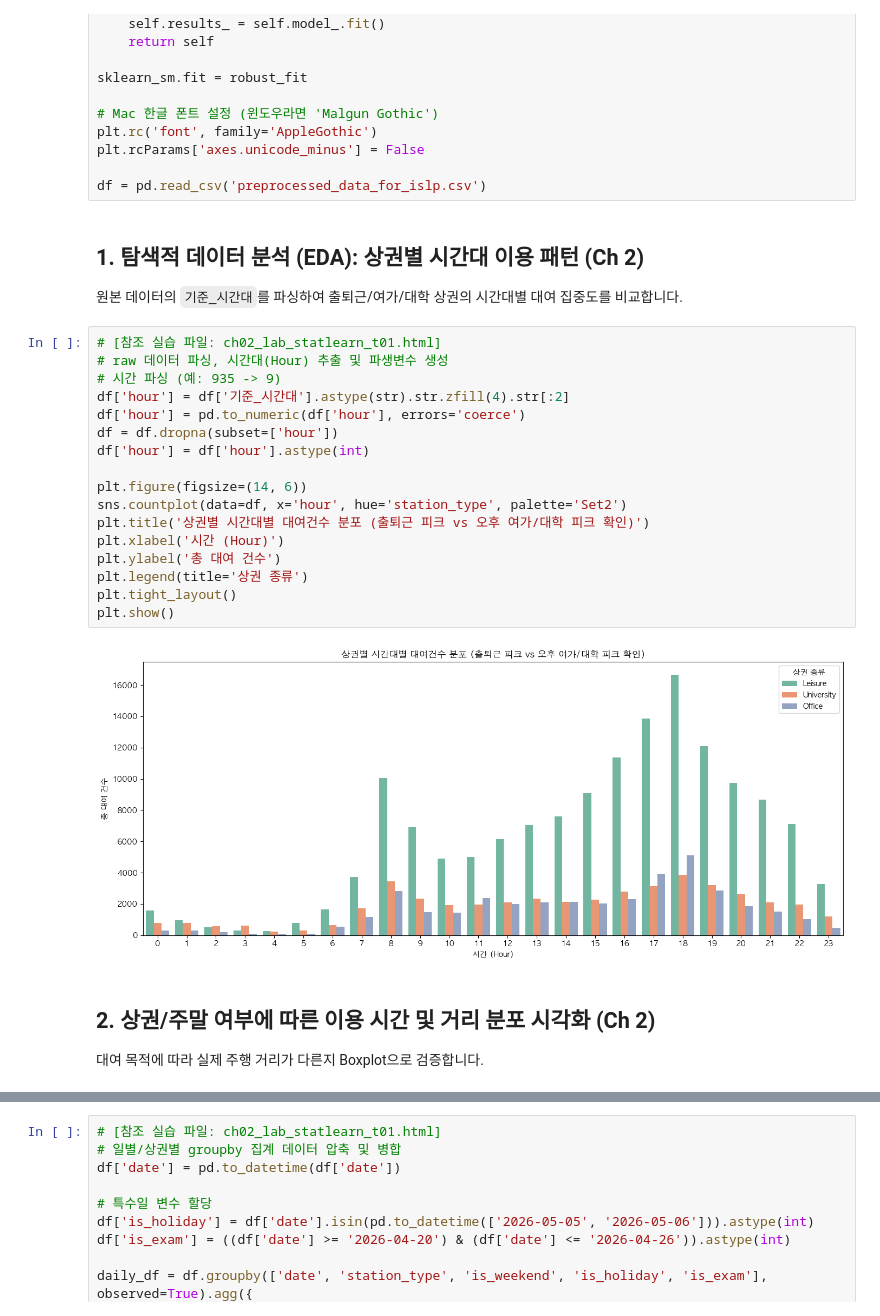
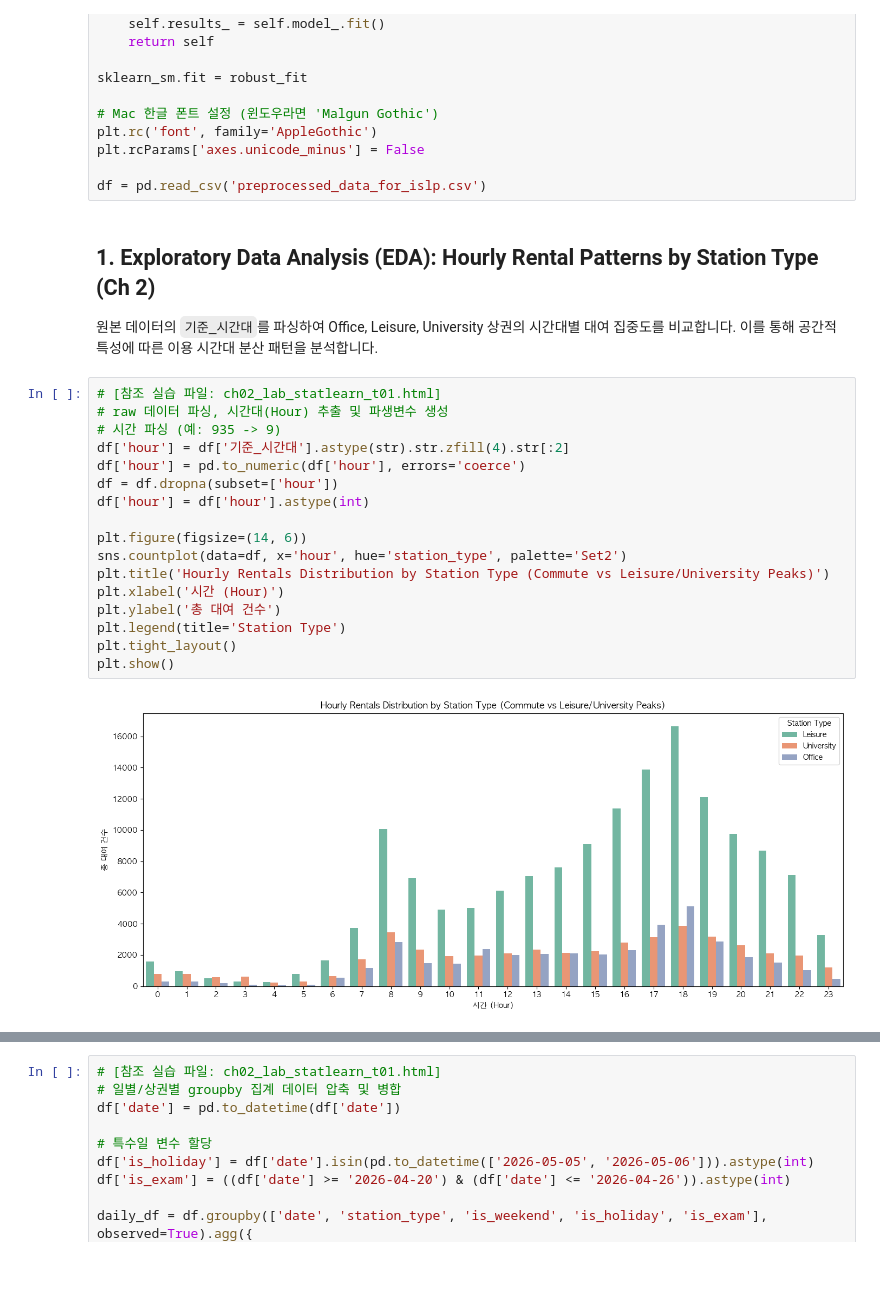
Before and after one commit to todayoneul/ddarungyee, a Jupyter notebook: 22100757_term_project.ipynb, the cells around one changed output, grey strips where cells are left out. Saved outputs shown, nothing was run; the diff lists cells and outputs as text; blank space fills up the shorter version.

```diff
--- a/22100757_term_project.ipynb
+++ b/22100757_term_project.ipynb
@@ -197,27 +226,24 @@ plt.rcParams['axes.unicode_minus'] = False
 
 df = pd.read_csv('preprocessed_data_for_islp.csv')
 # %% [markdown]
-## 1. 탐색적 데이터 분석 (EDA): 상권별 시간대 이용 패턴 (Ch 2)
-원본 데이터의 `기준_시간대`를 파싱하여 출퇴근/여가/대학 상권의 시간대별 대여 집중도를 비교합니다.
+## 1. Exploratory Data Analysis (EDA): Hourly Rental Patterns by Station Type (Ch 2)
+원본 데이터의 `기준_시간대`를 파싱하여 Office, Leisure, University 상권의 시간대별 대여 집중도를 비교합니다. 이를 통해 공간적 특성에 따른 이용 시간대 분산 패턴을 분석합니다.
 # %%
 # [참조 실습 파일: ch02_lab_statlearn_t01.html]
 # raw 데이터 파싱, 시간대(Hour) 추출 및 파생변수 생성
 # 시간 파싱 (예: 935 -> 9)
 df['hour'] = df['기준_시간대'].astype(str).str.zfill(4).str[:2]
 df['hour'] = pd.to_numeric(df['hour'], errors='coerce')
 df = df.dropna(subset=['hour'])
 df['hour'] = df['hour'].astype(int)
 
 plt.figure(figsize=(14, 6))
 sns.countplot(data=df, x='hour', hue='station_type', palette='Set2')
-plt.title('상권별 시간대별 대여건수 분포 (출퇴근 피크 vs 오후 여가/대학 피크 확인)')
+plt.title('Hourly Rentals Distribution by Station Type (Commute vs Leisure/University Peaks)')
 plt.xlabel('시간 (Hour)')
 plt.ylabel('총 대여 건수')
-plt.legend(title='상권 종류')
+plt.legend(title='Station Type')
 plt.tight_layout()
 plt.show()
 # %% [output]
-[figure, old version]
+[figure, new version]
-# %% [markdown]
-## 2. 상권/주말 여부에 따른 이용 시간 및 거리 분포 시각화 (Ch 2)
-대여 목적에 따라 실제 주행 거리가 다른지 Boxplot으로 검증합니다.
```
Also changed, not shown: parts of 86 cells of this notebook, 1 other file.
